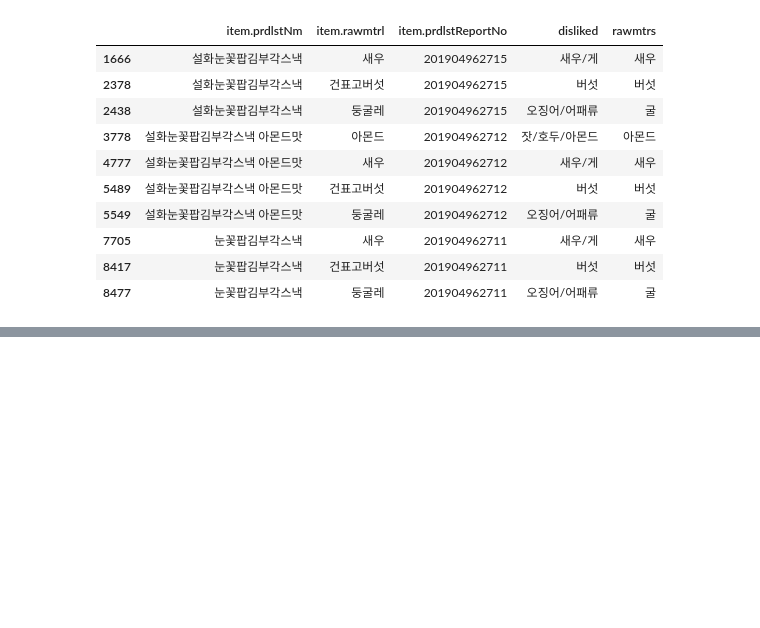
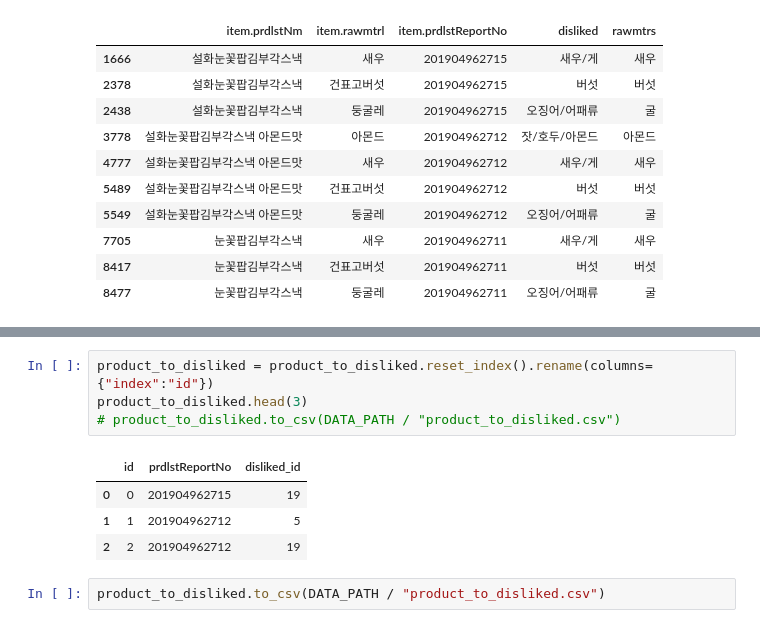
Before and after one commit to songahh/KOFOOS, a Jupyter notebook: data/rawmtr/rawmtr.ipynb, the cells around one changed output, grey strips where cells are left out. Drawn from its saved outputs; the diff is of its cells as text; blank space fills up the shorter version.

```diff
--- a/data/rawmtr/rawmtr.ipynb
+++ b/data/rawmtr/rawmtr.ipynb
@@ -163,0 +257,11 @@ result_nospace.to_csv(DATA_PATH / "product_to_rawmtr.csv")
+# %%
+product_to_disliked = product_to_disliked.reset_index().rename(columns={"index":"id"})
+product_to_disliked.head(3)
+# product_to_disliked.to_csv(DATA_PATH / "product_to_disliked.csv")
+# %% [output]
+|  | id | prdlstReportNo | disliked_id |
+| 0 | 0 | 201904962715 | 19 |
+| 1 | 1 | 201904962712 | 5 |
+| 2 | 2 | 201904962712 | 19 |
+# %%
+product_to_disliked.to_csv(DATA_PATH / "product_to_disliked.csv")
```
Also changed, not shown: parts of 16 cells of this notebook.
